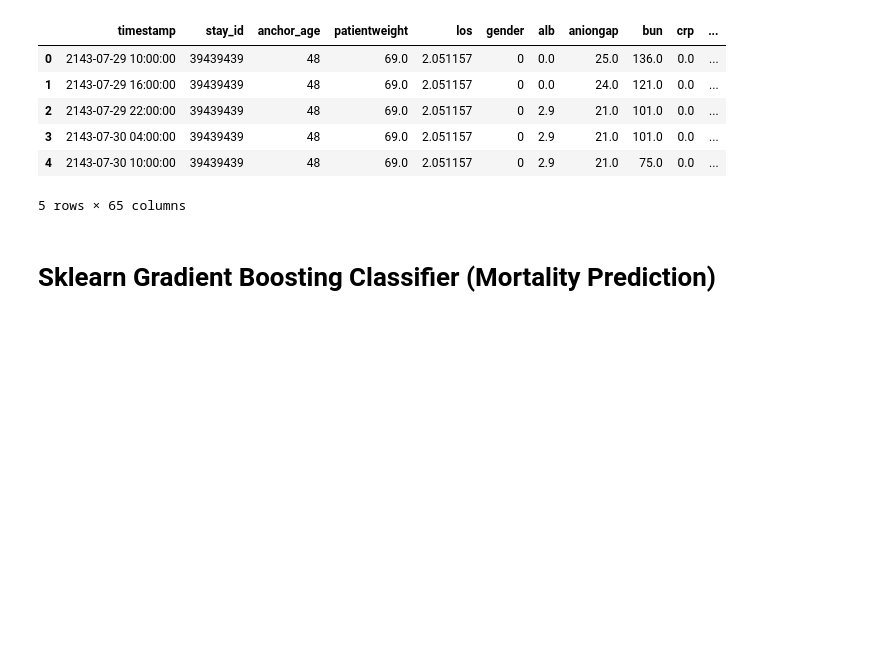
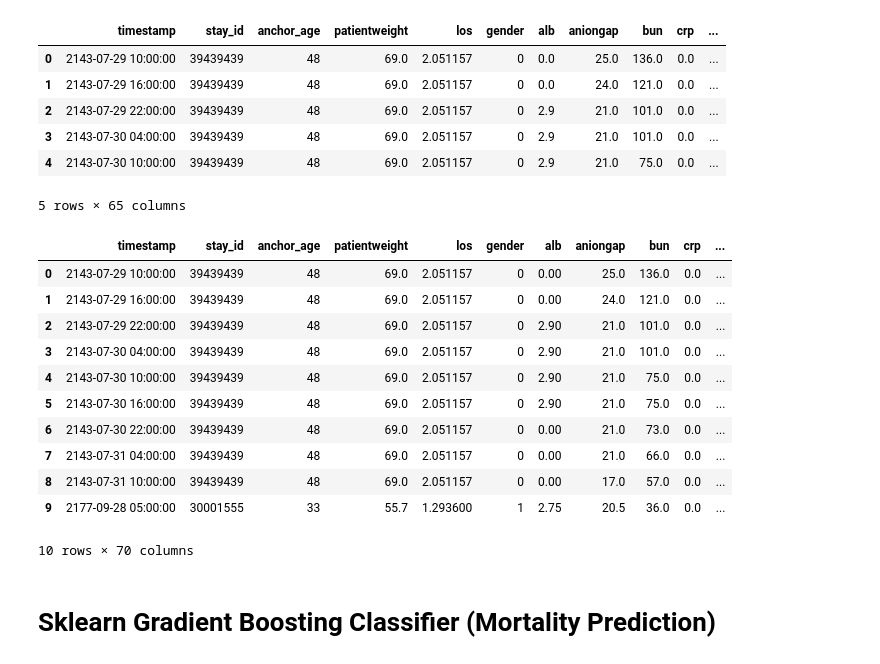
Before and after one commit to aishwarya-rm/cos_534, a Jupyter notebook: project/boosting.ipynb, the cells around one changed output. Saved outputs shown, nothing was run; the diff lists cells and outputs as text; code cells hidden in the pictures; blank space fills up the shorter version.

```diff
--- a/project/boosting.ipynb
+++ b/project/boosting.ipynb
@@ -82,6 +127,42 @@ resp_df['ventilated'] = 0
 
 ventilated_indices = resp_df[resp_df.stay_id.isin(ventilated_stay_ids)].index
 resp_df.loc[ventilated_indices, 'ventilated'] = 1
+# %%
+flu_subject_ids = cohort[cohort.stay_id.isin(resp_df.stay_id.unique())].subject_id.unique()
+
+stay_to_sub_id_dict = dict()
+for sid in resp_df.stay_id.unique():
+    stay_to_sub_id_dict[sid] = cohort[cohort.stay_id == sid].subject_id.unique()[0]
+
+sub_id_to_race_dict = dict()
+sub_id_to_marital_stat_dict = dict()
+sub_id_to_insurance_dict = dict()
+
+for sid in flu_subject_ids:
+    sub_id_to_race_dict[sid] = admissions[admissions.subject_id == sid].ethnicity.unique()[0]
+    sub_id_to_marital_stat_dict[sid] = admissions[admissions.subject_id == sid].marital_status.unique()[0]
+    sub_id_to_insurance_dict[sid] = admissions[admissions.subject_id == sid].insurance.unique()[0]
+
+kidney_demographics = admissions[admissions.subject_id.isin(kidney_subject_ids)]
+resp_df['subject_id'] = resp_df["stay_id"].map(stay_to_sub_id_dict)
+resp_df['ethnicity'] = resp_df["subject_id"].map(sub_id_to_race_dict)
+resp_df['marital_status'] = resp_df["subject_id"].map(sub_id_to_marital_stat_dict)
+resp_df['insurance'] = resp_df["subject_id"].map(sub_id_to_insurance_dict)
+# %%
+resp_df.head(10)
+# %% [output]
+|  | timestamp | stay_id | anchor_age | patientweight | los | gender | alb | aniongap | bun | crp | ... |
+| 0 | 2143-07-29 10:00:00 | 39439439 | 48 | 69.0 | 2.051157 | 0 | 0.00 | 25.0 | 136.0 | 0.0 | ... |
+| 1 | 2143-07-29 16:00:00 | 39439439 | 48 | 69.0 | 2.051157 | 0 | 0.00 | 24.0 | 121.0 | 0.0 | ... |
+| 2 | 2143-07-29 22:00:00 | 39439439 | 48 | 69.0 | 2.051157 | 0 | 2.90 | 21.0 | 101.0 | 0.0 | ... |
+| 3 | 2143-07-30 04:00:00 | 39439439 | 48 | 69.0 | 2.051157 | 0 | 2.90 | 21.0 | 101.0 | 0.0 | ... |
+| 4 | 2143-07-30 10:00:00 | 39439439 | 48 | 69.0 | 2.051157 | 0 | 2.90 | 21.0 | 75.0 | 0.0 | ... |
+| 5 | 2143-07-30 16:00:00 | 39439439 | 48 | 69.0 | 2.051157 | 0 | 2.90 | 21.0 | 75.0 | 0.0 | ... |
+| 6 | 2143-07-30 22:00:00 | 39439439 | 48 | 69.0 | 2.051157 | 0 | 0.00 | 21.0 | 73.0 | 0.0 | ... |
+| 7 | 2143-07-31 04:00:00 | 39439439 | 48 | 69.0 | 2.051157 | 0 | 0.00 | 21.0 | 66.0 | 0.0 | ... |
+| 8 | 2143-07-31 10:00:00 | 39439439 | 48 | 69.0 | 2.051157 | 0 | 0.00 | 17.0 | 57.0 | 0.0 | ... |
+| 9 | 2177-09-28 05:00:00 | 30001555 | 33 | 55.7 | 1.293600 | 1 | 2.75 | 20.5 | 36.0 | 0.0 | ... |
+10 rows × 70 columns
 # %% [markdown]
 # Sklearn Gradient Boosting Classifier (Mortality Prediction)
 # %%
```
Also changed, not shown: parts of 4 cells of this notebook.
